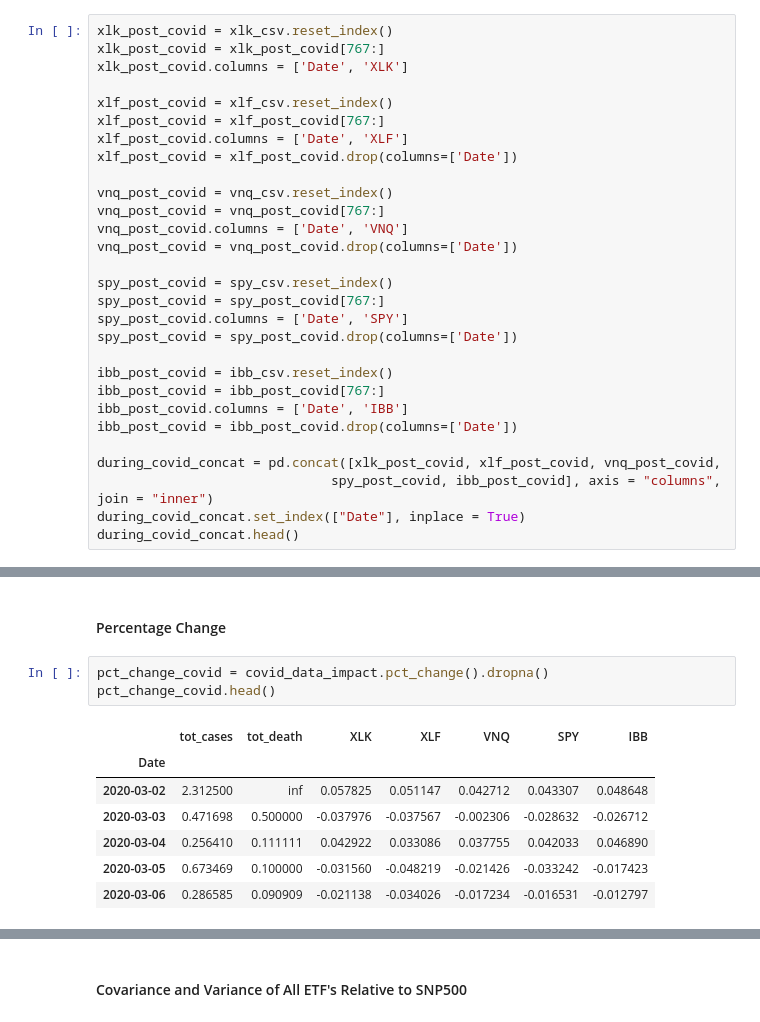
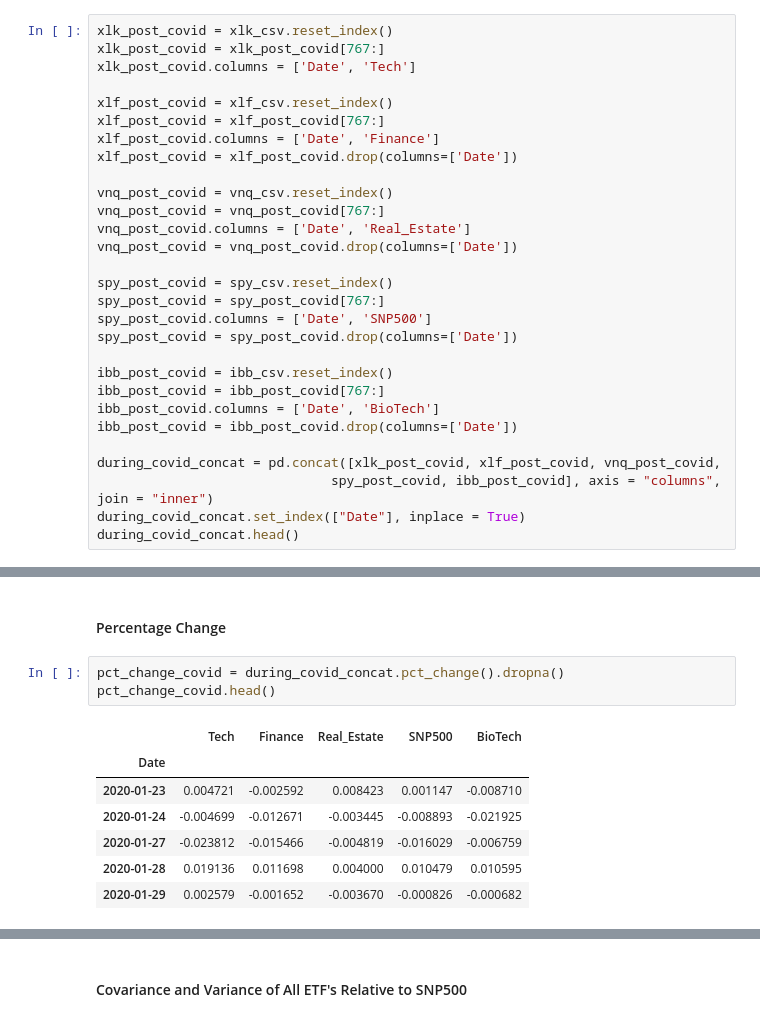
Before and after one commit to julian1765/Project_1, a Jupyter notebook: Covid_Nov_9.ipynb, the cells around one changed output, grey strips where cells are left out. Cells and saved outputs as stored; diff of their text form.

```diff
--- a/Covid_Nov_9.ipynb
+++ b/Covid_Nov_9.ipynb
@@ -72,26 +79,26 @@ pre_covid_concat.head()
 # %%
 xlk_post_covid = xlk_csv.reset_index()
 xlk_post_covid = xlk_post_covid[767:]
-xlk_post_covid.columns = ['Date', 'XLK']
+xlk_post_covid.columns = ['Date', 'Tech']
 
 xlf_post_covid = xlf_csv.reset_index()
 xlf_post_covid = xlf_post_covid[767:]
-xlf_post_covid.columns = ['Date', 'XLF']
+xlf_post_covid.columns = ['Date', 'Finance']
 xlf_post_covid = xlf_post_covid.drop(columns=['Date'])
 
 vnq_post_covid = vnq_csv.reset_index()
 vnq_post_covid = vnq_post_covid[767:]
-vnq_post_covid.columns = ['Date', 'VNQ']
+vnq_post_covid.columns = ['Date', 'Real_Estate']
 vnq_post_covid = vnq_post_covid.drop(columns=['Date'])
 
 spy_post_covid = spy_csv.reset_index()
 spy_post_covid = spy_post_covid[767:]
-spy_post_covid.columns = ['Date', 'SPY']
+spy_post_covid.columns = ['Date', 'SNP500']
 spy_post_covid = spy_post_covid.drop(columns=['Date'])
 
 ibb_post_covid = ibb_csv.reset_index()
 ibb_post_covid = ibb_post_covid[767:]
-ibb_post_covid.columns = ['Date', 'IBB']
+ibb_post_covid.columns = ['Date', 'BioTech']
 ibb_post_covid = ibb_post_covid.drop(columns=['Date'])
 
 during_covid_concat = pd.concat([xlk_post_covid, xlf_post_covid, vnq_post_covid,
@@ -250,13 +256,13 @@ sns.boxplot(data = pre_covid_concat)
 # %% [markdown]
 #### Percentage Change
 # %%
-pct_change_covid = covid_data_impact.pct_change().dropna()
+pct_change_covid = during_covid_concat.pct_change().dropna()
 pct_change_covid.head()
 # %% [output]
-|  | tot_cases | tot_death | XLK | XLF | VNQ | SPY | IBB |
-| Date |  |  |  |  |  |  |  |
-| 2020-03-02 | 2.312500 | inf | 0.057825 | 0.051147 | 0.042712 | 0.043307 | 0.048648 |
-| 2020-03-03 | 0.471698 | 0.500000 | -0.037976 | -0.037567 | -0.002306 | -0.028632 | -0.026712 |
-| 2020-03-04 | 0.256410 | 0.111111 | 0.042922 | 0.033086 | 0.037755 | 0.042033 | 0.046890 |
-| 2020-03-05 | 0.673469 | 0.100000 | -0.031560 | -0.048219 | -0.021426 | -0.033242 | -0.017423 |
-| 2020-03-06 | 0.286585 | 0.090909 | -0.021138 | -0.034026 | -0.017234 | -0.016531 | -0.012797 |
+|  | Tech | Finance | Real_Estate | SNP500 | BioTech |
+| Date |  |  |  |  |  |
+| 2020-01-23 | 0.004721 | -0.002592 | 0.008423 | 0.001147 | -0.008710 |
+| 2020-01-24 | -0.004699 | -0.012671 | -0.003445 | -0.008893 | -0.021925 |
+| 2020-01-27 | -0.023812 | -0.015466 | -0.004819 | -0.016029 | -0.006759 |
+| 2020-01-28 | 0.019136 | 0.011698 | 0.004000 | 0.010479 | 0.010595 |
+| 2020-01-29 | 0.002579 | -0.001652 | -0.003670 | -0.000826 | -0.000682 |
```
Also changed, not shown: parts of 18 cells of this notebook.
